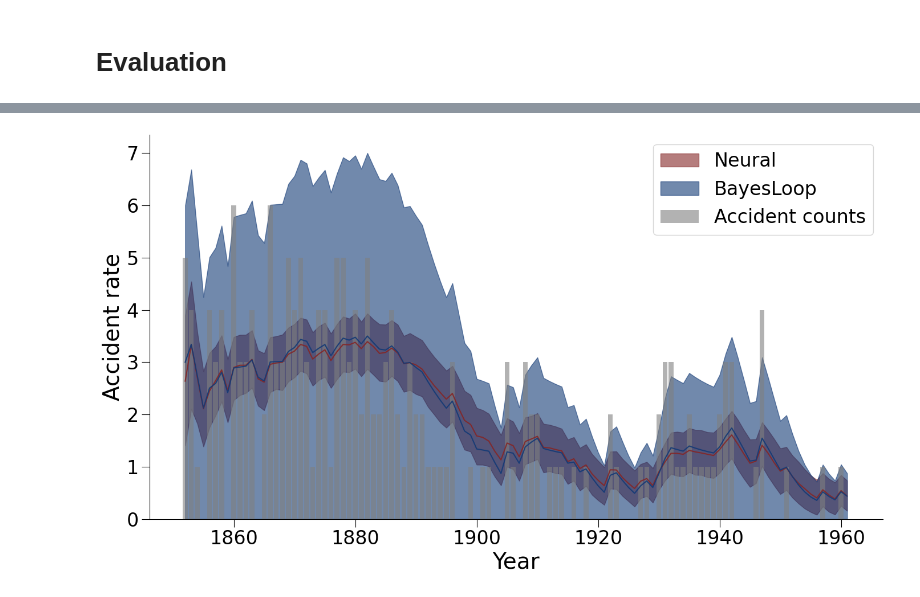
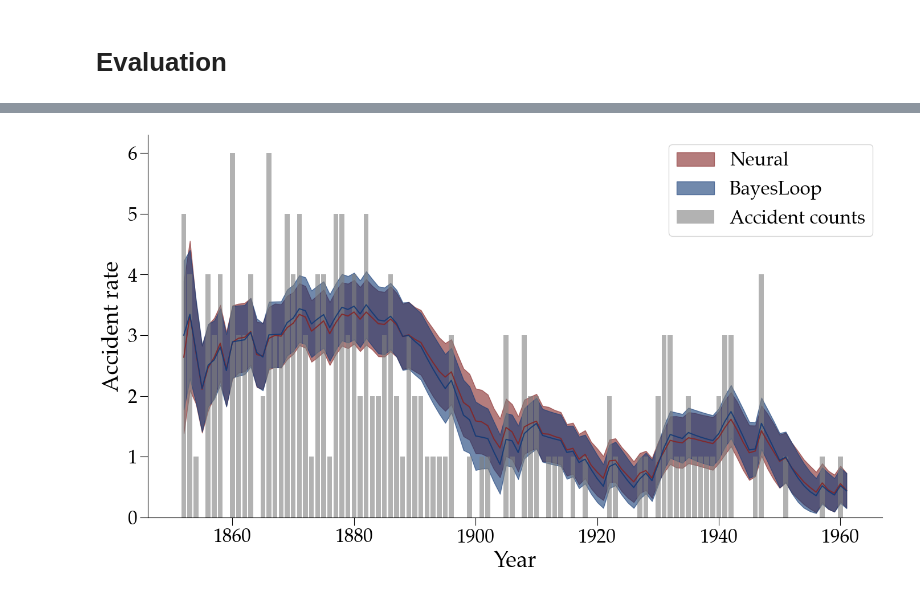
Before and after one commit to bayesflow-org/Neural-Superstatistics, a Jupyter notebook: applications/coal_mining/notebooks/bayesloop_benchmark.ipynb, the cells around one changed output, grey strips where cells are left out. Drawn from its saved outputs; the diff is of its cells as text; code cells hidden in the pictures.

Commit message:
finalize coal mining benchmark

```diff
--- a/applications/coal_mining/notebooks/bayesloop_benchmark.ipynb
+++ b/applications/coal_mining/notebooks/bayesloop_benchmark.ipynb
@@ -70,3 +70,5 @@ if RUN_BAYESLOOP:
     bl_post_means, bl_post_stds = bayesloop_experiment.run(coal_mining_data)
 else:
     bl_post_means, bl_post_stds = bayesloop_experiment.load_results()
+# %%
+bl_post_means, bl_post_stds = bayesloop_experiment.run(coal_mining_data)
@@ -92,13 +105,13 @@ NEURAL_COLOR = '#852626'
 COMPARISON_COLOR = '#133a76'
 
 # set font type
-# import matplotlib
-# matplotlib.rcParams['font.serif'] = "Palatino"
-# matplotlib.rcParams['font.family'] = "serif"
+import matplotlib
+matplotlib.rcParams['font.serif'] = "Palatino"
+matplotlib.rcParams['font.family'] = "serif"
 # %%
 time = coal_mining_data["year"]
 plt.figure(figsize=(14, 8))
-plt.plot(time, post_mean, alpha=0.9, color=NEURAL_COLOR)
+plt.plot(time, net_post_means, alpha=0.9, color=NEURAL_COLOR)
 plt.fill_between(
     time,
     net_post_means + net_post_stds,
@@ -112,31 +125,31 @@ plt.fill_between(
 plt.plot(time, bl_post_means, alpha=0.9, color=COMPARISON_COLOR)
 plt.fill_between(
     time,
     bl_post_means + bl_post_stds,
     bl_post_means - bl_post_stds,
     alpha=0.6,
     label='BayesLoop',
     edgecolor="none",
     color=COMPARISON_COLOR
 )
 
 plt.bar(
     time,
     coal_mining_data["disasters"],
     align="center",
     facecolor="gray",
     alpha=0.6,
     label="Accident counts",
 )
 
 plt.ylabel("Accident rate", fontsize=28)
 plt.xlabel("Year", fontsize=28)
 plt.tick_params(axis="both", which="major", length=10, labelsize=24)
 
 plt.legend(fontsize=24)
 sns.despine()
 plt.tight_layout()
 
 plt.savefig('../plots/coal_mining_benchmark.png', dpi=300)
 # %% [output]
-[figure, old version]
+[figure, new version]
```
Also changed, not shown: parts of 3 cells of this notebook, 3 other files.
